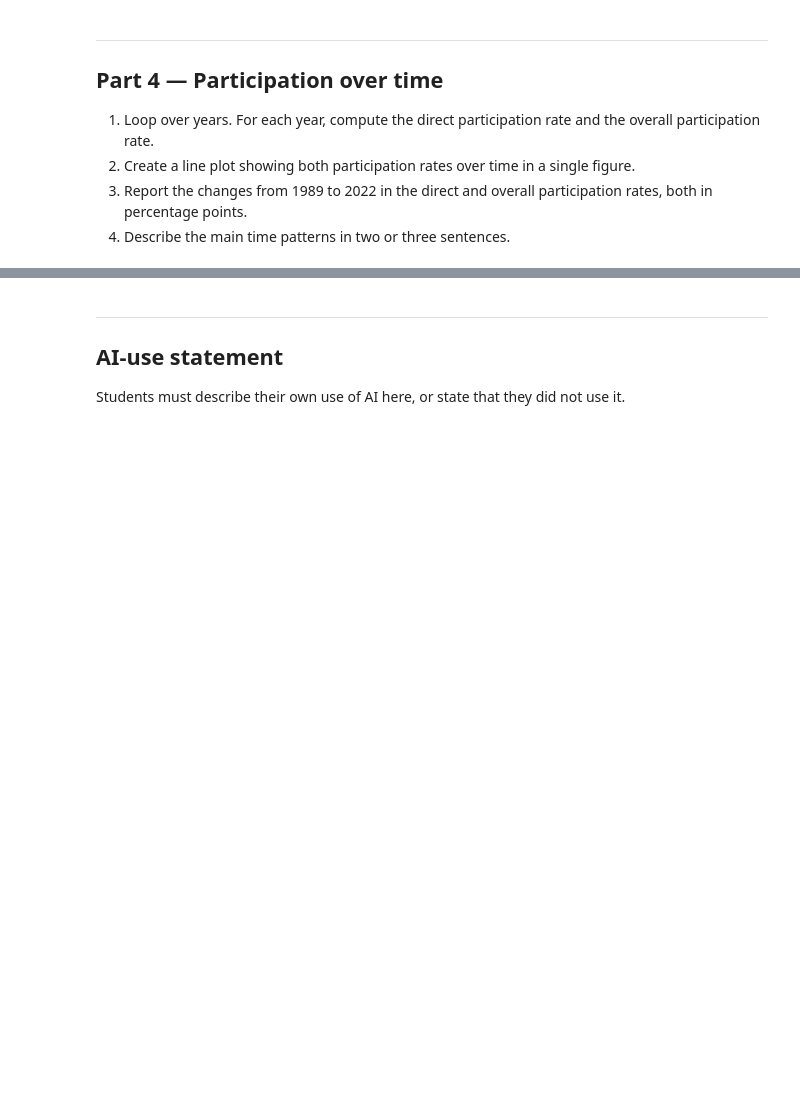
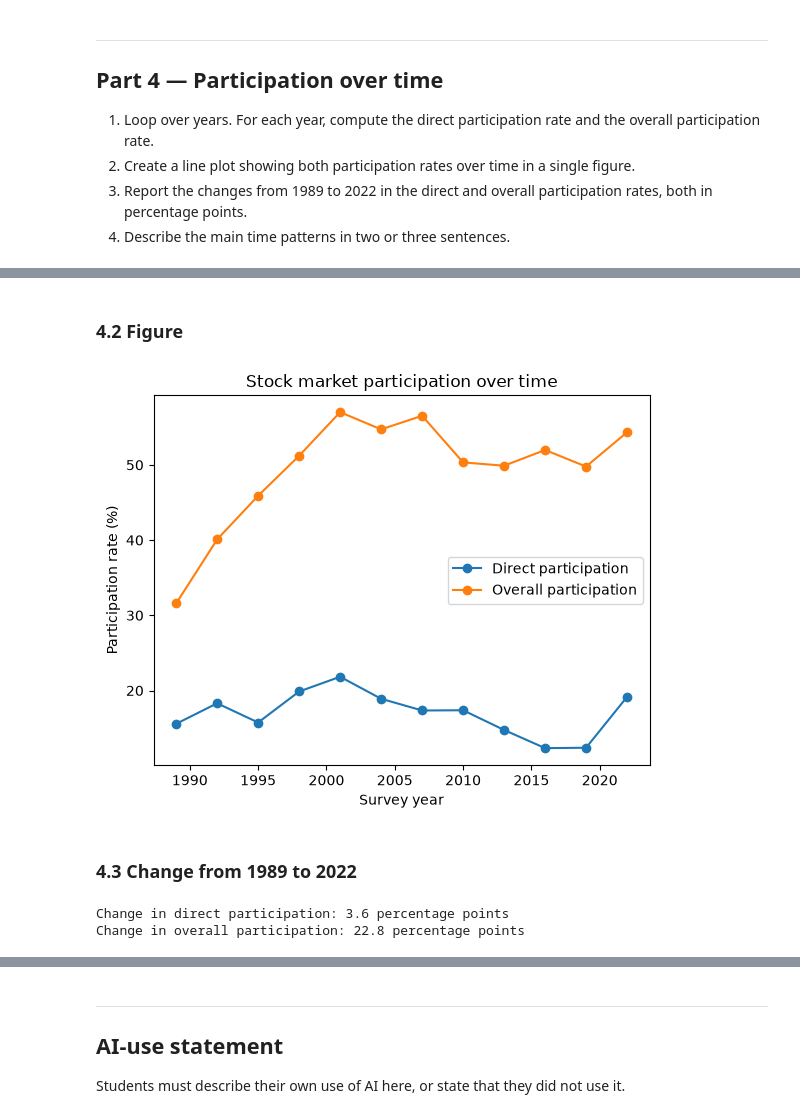
Before and after one commit to 12139802850297905253/TECH2-H26-assignment3, a Jupyter notebook: assignment3.ipynb, the cells around one changed output, grey strips where cells are left out. Cells and saved outputs as stored; diff of their text form; code cells hidden in the pictures; blank space fills up the shorter version.

```diff
--- a/assignment3.ipynb
+++ b/assignment3.ipynb
@@ -129,0 +283,17 @@ built-in `mean()` method.
+# %%
+# Get the survey years from the data (each year added once)
+years = []
+for year in df['year']:
+    if year not in years:
+        years.append(year)
+
+direct_by_year = []
+overall_by_year = []
+
+for year in years:
+    group = df.loc[df['year'] == year]
+    direct_by_year.append(participation_rate(group['direct']))
+    overall_by_year.append(participation_rate(group['overall']))
+
+for i in range(len(years)):
+    print(f'{years[i]}: direct {direct_by_year[i]:.1f}%, overall {overall_by_year[i]:.1f}%')
@@ -129,0 +313,23 @@ built-in `mean()` method.
+# %% [markdown]
+### 4.2 Figure
+# %%
+plt.plot(years, direct_by_year, marker='o', label='Direct participation')
+plt.plot(years, overall_by_year, marker='o', label='Overall participation')
+plt.title('Stock market participation over time')
+plt.xlabel('Survey year')
+plt.ylabel('Participation rate (%)')
+plt.legend()
+plt.show()
+# %% [output]
+[figure, added]
+# %% [markdown]
+### 4.3 Change from 1989 to 2022
+# %%
+direct_change = direct_by_year[-1] - direct_by_year[0]
+overall_change = overall_by_year[-1] - overall_by_year[0]
+
+print(f'Change in direct participation: {direct_change:.1f} percentage points')
+print(f'Change in overall participation: {overall_change:.1f} percentage points')
+# %% [output]
+Change in direct participation: 3.6 percentage points
+Change in overall participation: 22.8 percentage points
```
Also changed, not shown: parts of 26 cells of this notebook.
